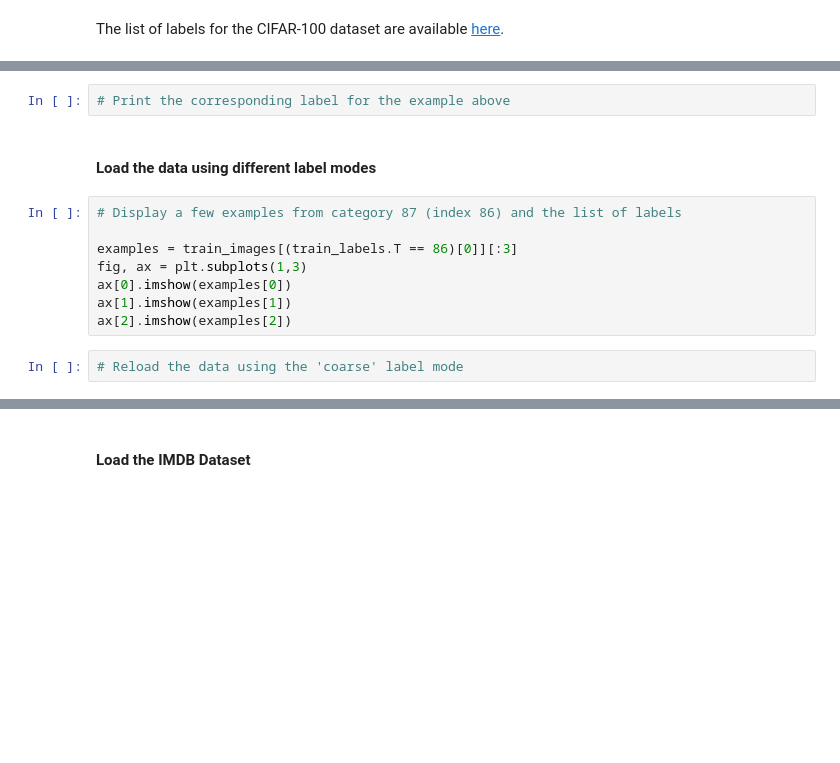
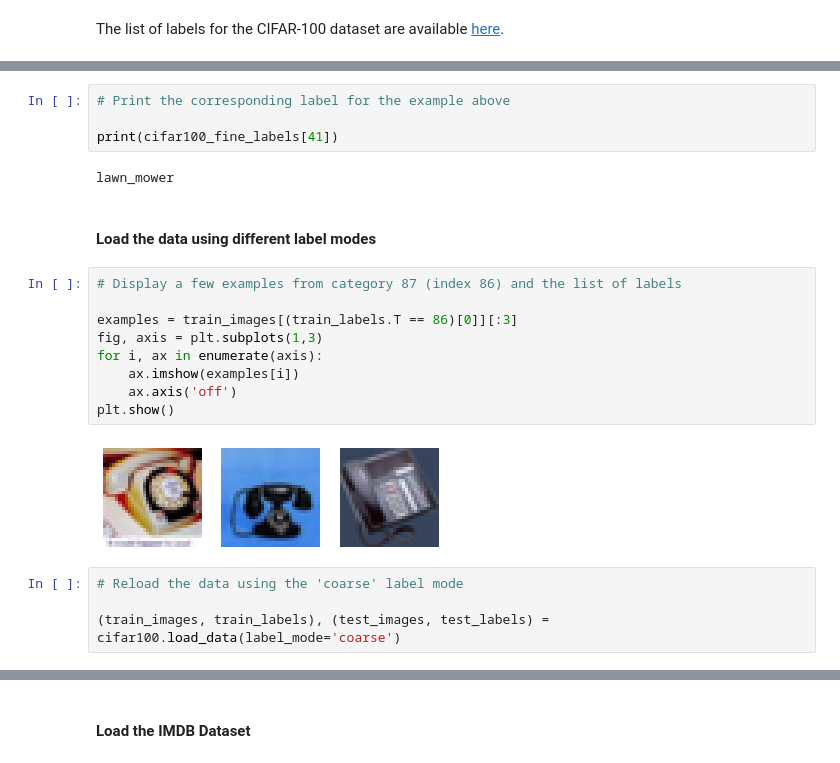
Before and after one commit to ahmed-gharib89/TensorFlow_2_for_Deep_Learning, a Jupyter notebook: Customising your models with TensorFlow 2/week2/Keras_datasets.ipynb, the cells around one changed output, grey strips where cells are left out. Cells and saved outputs as stored; diff of their text form; blank space fills up the shorter version.

```diff
--- a/Customising your models with TensorFlow 2/week2/Keras_datasets.ipynb
+++ b/Customising your models with TensorFlow 2/week2/Keras_datasets.ipynb
@@ -64,17 +96,26 @@ The list of labels for the CIFAR-100 dataset are available [here](https://www.cs
 # %%
 # Print the corresponding label for the example above
+
+print(cifar100_fine_labels[41])
+# %% [output]
+lawn_mower
 # %% [markdown]
 #### Load the data using different label modes
 # %%
 # Display a few examples from category 87 (index 86) and the list of labels
 
 examples = train_images[(train_labels.T == 86)[0]][:3]
-fig, ax = plt.subplots(1,3)
-ax[0].imshow(examples[0])
-ax[1].imshow(examples[1])
-ax[2].imshow(examples[2])
+fig, axis = plt.subplots(1,3)
+for i, ax in enumerate(axis):
+    ax.imshow(examples[i])
+    ax.axis('off')
+plt.show()
+# %% [output]
+[figure, added]
 # %%
 # Reload the data using the 'coarse' label mode
+
+(train_images, train_labels), (test_images, test_labels) = cifar100.load_data(label_mode='coarse')
 # %%
 # Display three images from the dataset with the label 6 (index 5)
 
```
Also changed, not shown: parts of 42 cells of this notebook.
